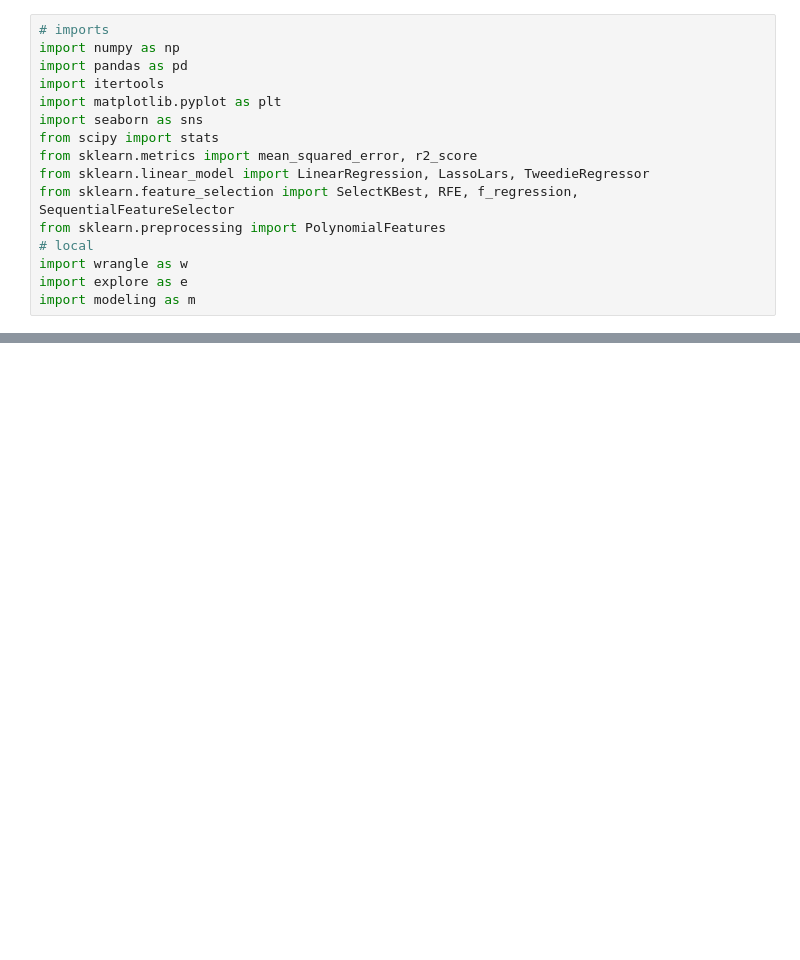
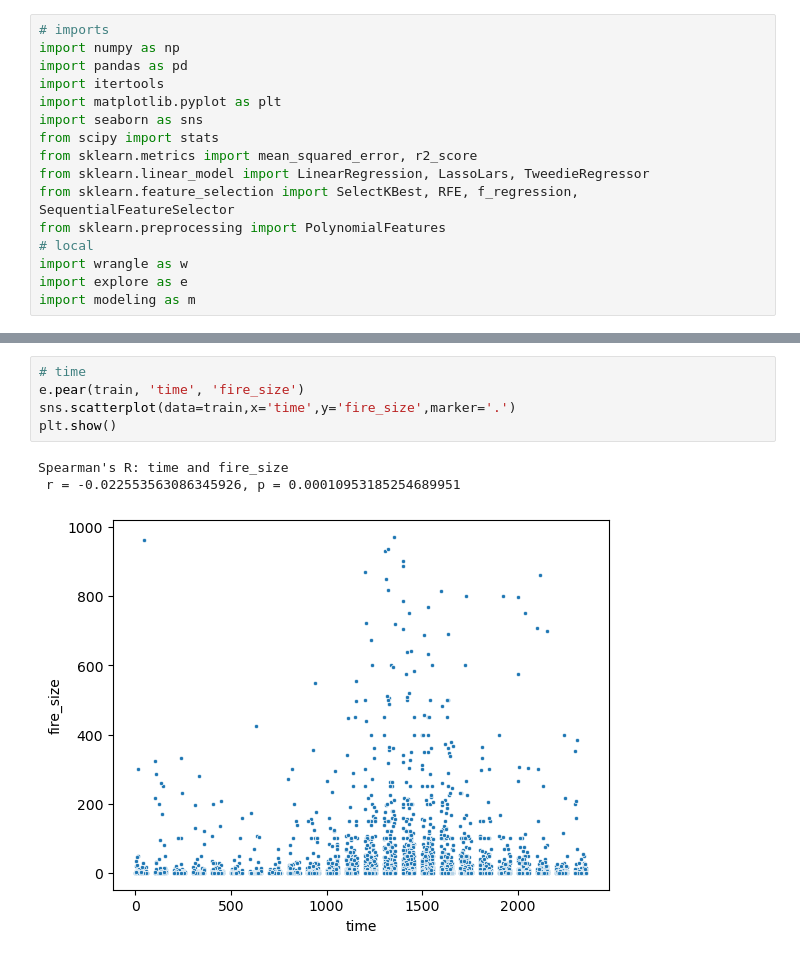
Before and after one commit to tkephart96/ca_wildfires, a Jupyter notebook: mvp.ipynb, the cells around one changed output, grey strips where cells are left out. Drawn from its saved outputs; the diff is of its cells as text; blank space fills up the shorter version.

```diff
--- a/mvp.ipynb
+++ b/mvp.ipynb
@@ -28,0 +64,9 @@ df.head()
+# %%
+# time
+e.pear(train, 'time', 'fire_size')
+sns.scatterplot(data=train,x='time',y='fire_size',marker='.')
+plt.show()
+# %% [output]
+Spearman's R: time and fire_size
+ r = -0.022553563086345926, p = 0.00010953185254689951
+[figure, added]
```
Also changed, not shown: parts of 13 cells of this notebook, 6 other files.
